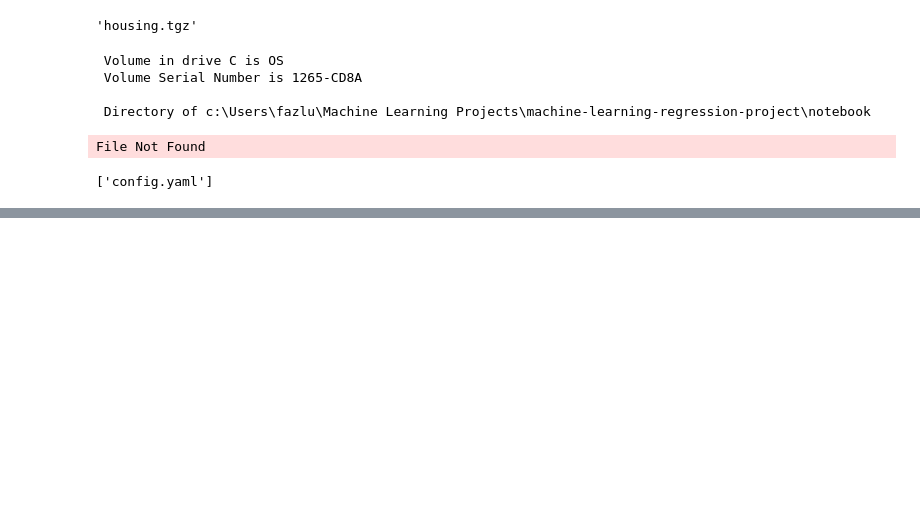
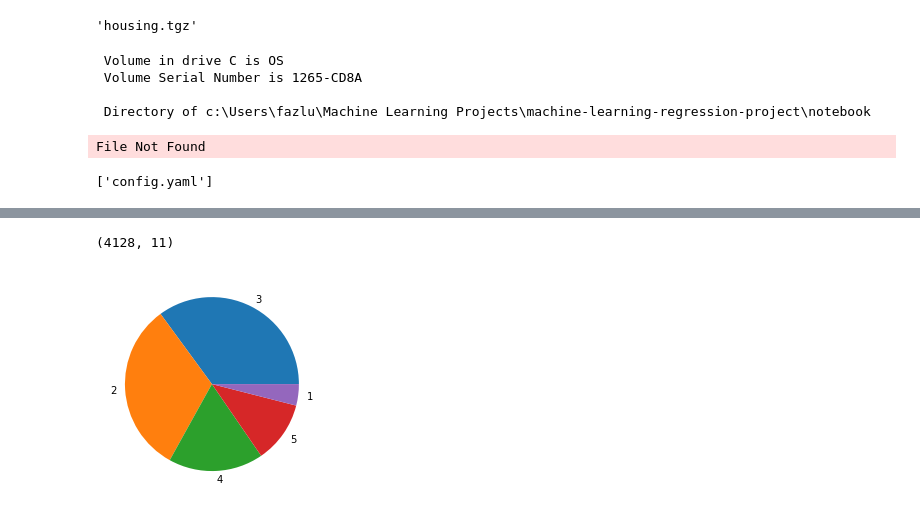
Before and after one commit to FazlullahBokhari/-Machine_Learning_Regression_End_to_End_Projects, a Jupyter notebook: notebook/example2.ipynb, the cells around one changed output, grey strips where cells are left out. Cells and saved outputs as stored; diff of their text form; code cells hidden in the pictures; blank space fills up the shorter version.

```diff
--- a/notebook/example2.ipynb
+++ b/notebook/example2.ipynb
@@ -22,0 +147,9 @@ os.listdir(file_path)
+# %%
+test_df.shape
+# %% [output]
+(4128, 11)
+# %%
+plt.pie(train_df.income_cat.value_counts(), labels=train_df.income_cat.value_counts().index)
+plt.show()
+# %% [output]
+[figure, added]
```
Also changed, not shown: parts of 34 cells of this notebook, 3 other files.
